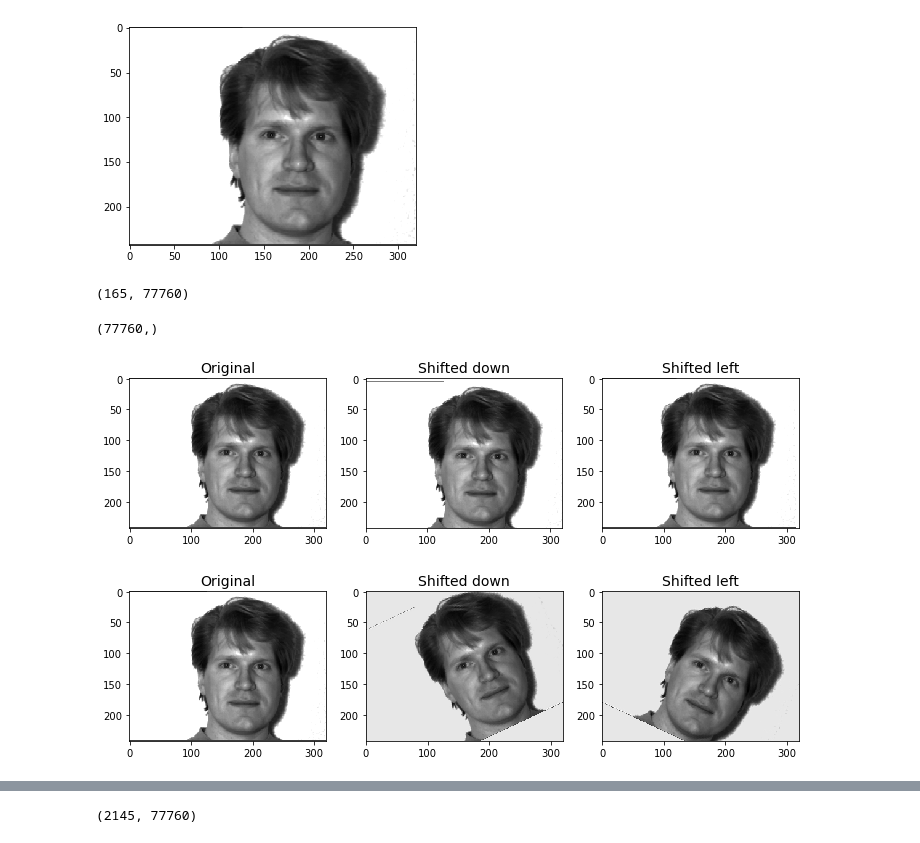
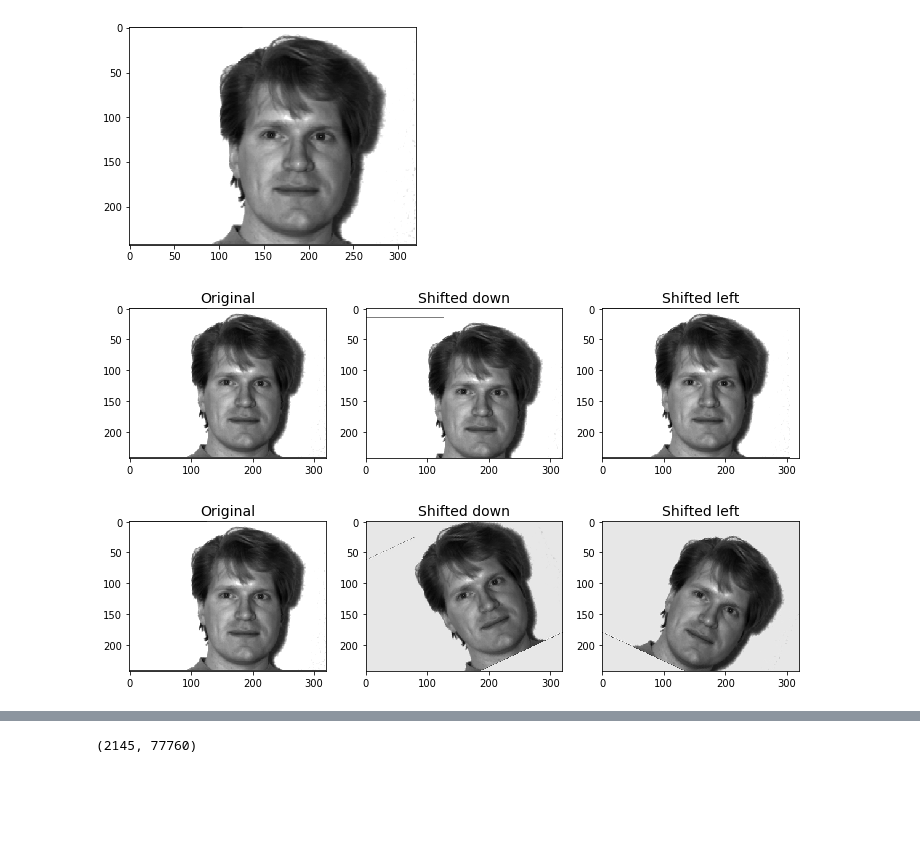
Before and after one commit to Chunkygoo/ML_Projects, a Jupyter notebook: EigenFaces_DataAug.ipynb, the cells around one changed output, grey strips where cells are left out. Saved outputs shown, nothing was run; the diff lists cells and outputs as text; code cells hidden in the pictures; blank space fills up the shorter version.

```diff
--- a/EigenFaces_DataAug.ipynb
+++ b/EigenFaces_DataAug.ipynb
@@ -1,5 +1,5 @@
 # %%
-YALEFACES_DIRECTORY = "C:\\Users\\Calvintai0402\\my_env\\datasets\\YaleFaces\\yalefaces"
+YALEFACES_DIRECTORY = "C:\\Users\\taij\\\Documents\\Calvin\\MyProjects\\datasets\\YaleFaces\\yalefaces"
 # %%
 import os
 os.getcwd()
@@ -14,6 +32,7 @@ w = 320
 import matplotlib.pyplot as plt
 import numpy as np
 X = []
+y = []
 target_names = []
 for folder in os.listdir(YALEFACES_DIRECTORY):
     os.chdir(YALEFACES_DIRECTORY)
@@ -24,4 +43,6 @@ for folder in os.listdir(YALEFACES_DIRECTORY):
                 os.chdir(YALEFACES_DIRECTORY + "\\" + folder + "\\")
                 image = plt.imread(file)
                 X.append(image.flatten())
+                y.append(folder)
 X = np.asarray(X, dtype=np.float32)
+print(X.shape)
@@ -30,10 +100,6 @@ plt.imshow(X[0].reshape((243, 320)), cmap=plt.cm.gray)
 # %% [output]
 <matplotlib.image.AxesImage at 0x...>
 [figure]
-# %%
-X.shape
-# %% [output]
-(165, 77760)
 # %%
 from scipy.ndimage.interpolation import shift
 def shift_image(image, dx, dy):
@@ -46,28 +112,24 @@ def rotate_image(image, angle):
     image = image.reshape((243, 320))
     rotated_image = rotate(image, angle, reshape=False, cval=255)
     return rotated_image.reshape([-1])
-# %%
-image.shape
-# %% [output]
-(77760,)
 # %%
 image = X[0]
-shifted_image_down = shift_image(image, 0, 5)
-shifted_image_left = shift_image(image, -5, 0)
+shifted_image_down = shift_image(image, 0, 15)
+shifted_image_left = shift_image(image, -15, 0)
 
 plt.figure(figsize=(12,3))
 plt.subplot(131)
 plt.title("Original", fontsize=14)
 plt.imshow(image.reshape((243, 320)), interpolation="nearest", cmap=plt.cm.gray)
 plt.subplot(132)
 plt.title("Shifted down", fontsize=14)
 plt.imshow(shifted_image_down.reshape((243, 320)), interpolation="nearest", cmap=plt.cm.gray)
 plt.subplot(133)
 plt.title("Shifted left", fontsize=14)
 plt.imshow(shifted_image_left.reshape((243, 320)), interpolation="nearest", cmap=plt.cm.gray)
 plt.show()
 # %% [output]
-[figure, old version]
+[figure, new version]
 # %%
 image = X[0]
 rotated_image1 = rotate_image(image,25)
@@ -85,4 +147,4 @@ plt.title("Shifted left", fontsize=14)
 plt.imshow(rotated_image2.reshape((243, 320)), interpolation="nearest", cmap=plt.cm.gray)
 plt.show()
 # %% [output]
-[figure, old version]
+[figure, new version]
```
Also changed, not shown: parts of 31 cells of this notebook, 2 other files.
